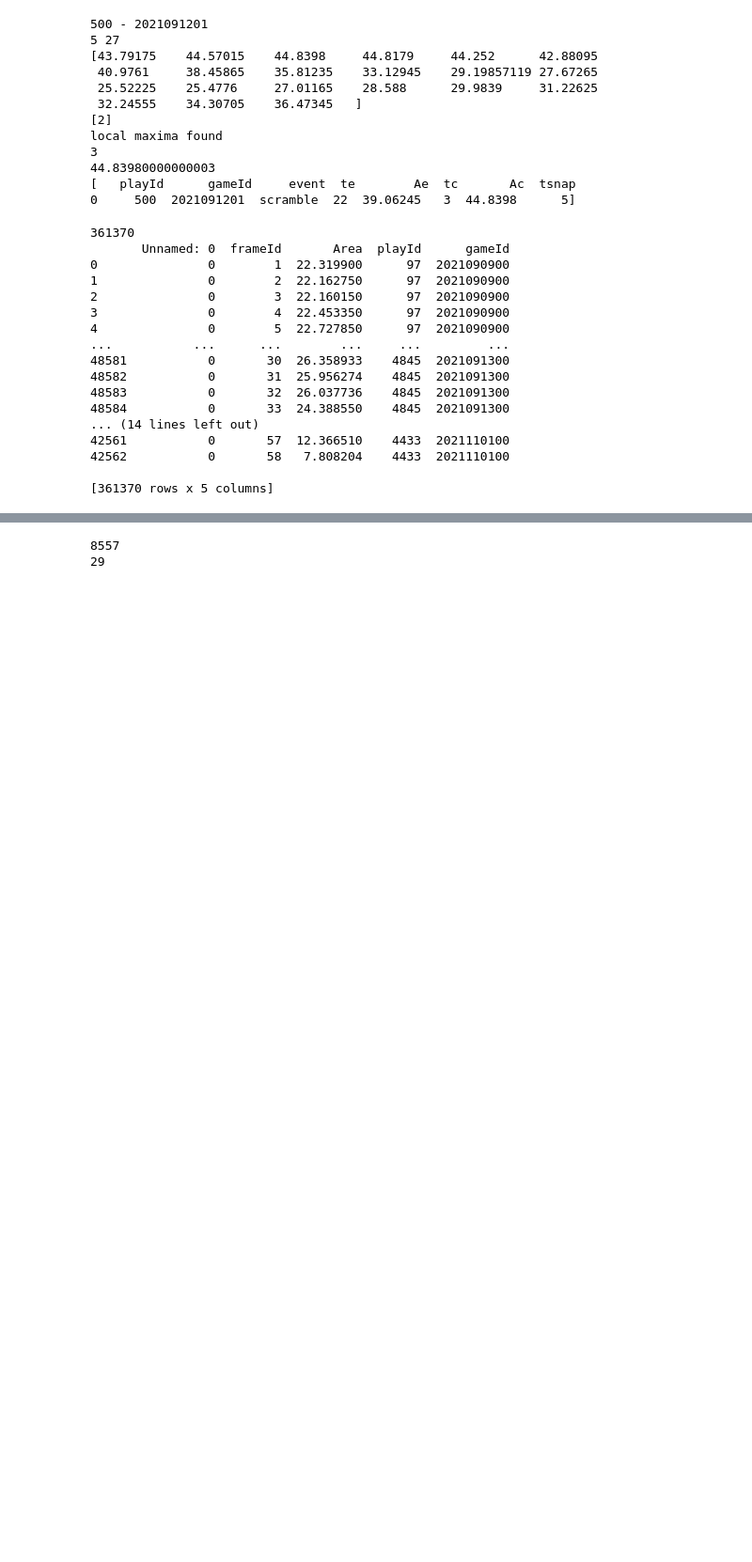
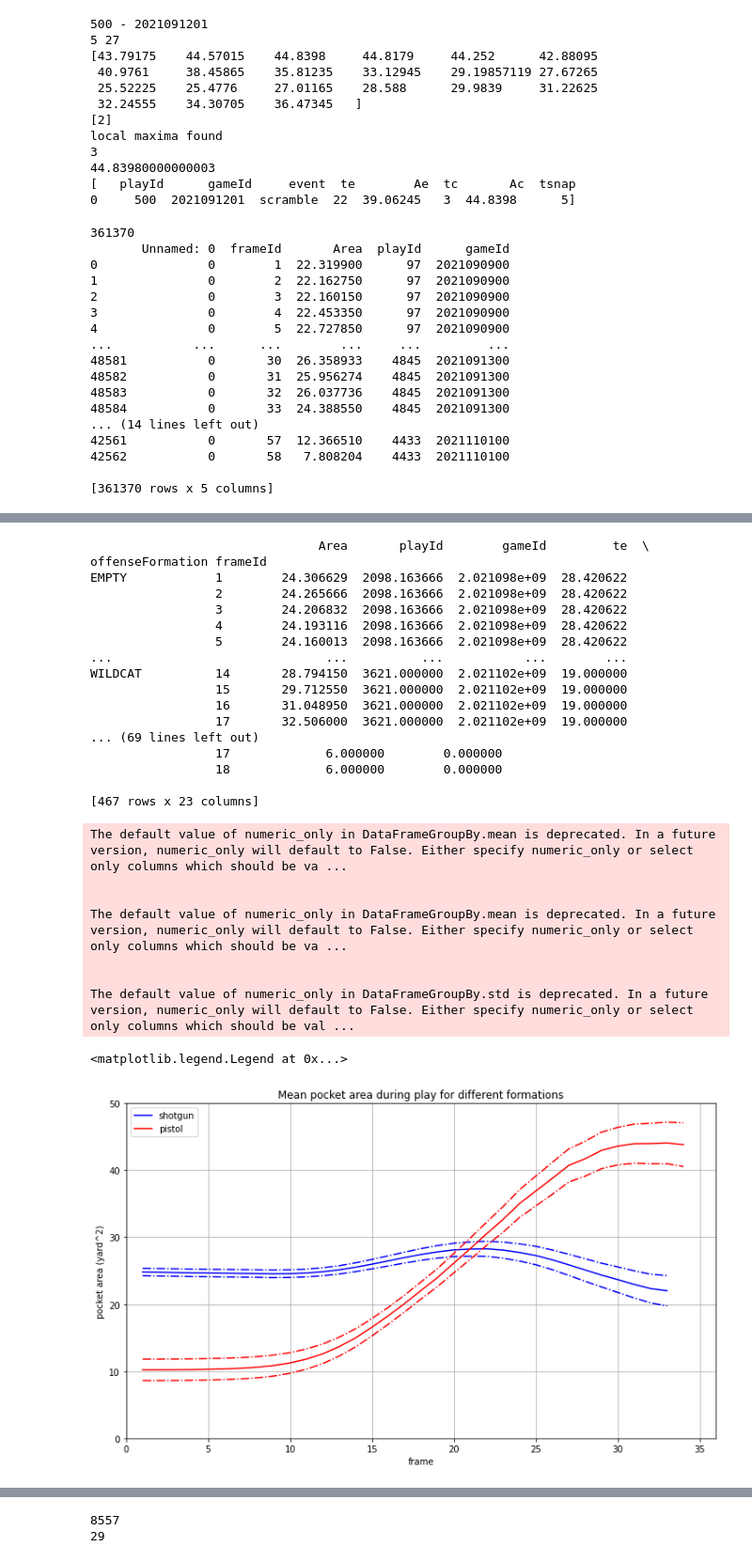
Before and after one commit to NthnMgns/NFL-Big-Data-Bowl-2023, a Jupyter notebook: notebook_AS.ipynb, the cells around one changed output, grey strips where cells are left out. Shown at 94% size. Drawn from its saved outputs; the diff is of its cells as text; code cells hidden in the pictures; blank space fills up the shorter version.

```diff
--- a/notebook_AS.ipynb
+++ b/notebook_AS.ipynb
@@ -272,3 +283,13 @@ df_area_all_weeks.to_csv('data/area/area_t.csv')
 42562           0       58   7.808204    4433  2021110100
 
 [361370 rows x 5 columns]
+# %%
+df_area_t = pd.read_csv(f'data/area/area_t.csv').drop(columns = ['Unnamed: 0', 'Unnamed: 0.1'])
+df_area_features = pd.read_csv(f"data/area_features/Area_features.csv").drop(columns=['Unnamed: 0'])
+
+df_area_plays = pd.merge(df_area_t,df_area_features,how="left",on = ["playId","gameId"])
+df_area_plays = pd.merge(df_area_plays,df_play,how="left",on = ["playId","gameId"])
+df_area_plays = df_area_plays[df_area_plays.frameId < df_area_plays.te]
+#df_area_plays = df_area_plays[df_area_plays.frameId > df_area_plays.tsnap]
+#df_area_plays = df_area_plays[df_area_plays.event != 'scramble']
+df_area_plays.columns
@@ -274,0 +307,50 @@ df_area_all_weeks.to_csv('data/area/area_t.csv')
+# %%
+means_per_type = df_area_plays.groupby(['offenseFormation']).mean()
+
+means_per_type_and_frame = df_area_plays.groupby(['offenseFormation', 'frameId']).mean()
+stds_per_type_and_frame = df_area_plays.groupby(['offenseFormation', 'frameId']).std()
+plt.figure(figsize = (12,7))
+plt.title('Mean pocket area during play for different formations')
+
+plt.plot(means_per_type_and_frame.loc['SHOTGUN','Area'].iloc[:round(means_per_type.loc['SHOTGUN','te'])], 'b', label = 'shotgun')
+plt.plot(means_per_type_and_frame.loc['SHOTGUN','Area'].iloc[:round(means_per_type.loc['SHOTGUN','te'])]+stds_per_type_and_frame.loc['SHOTGUN','Area'].iloc[:round(means_per_type.loc['SHOTGUN','te'])]/np.sqrt(len(stds_per_type_and_frame.loc['SHOTGUN','Area'].iloc[:round(means_per_type.loc['SHOTGUN','te'])])), 'b-.')
+plt.plot(means_per_type_and_frame.loc['SHOTGUN','Area'].iloc[:round(means_per_type.loc['SHOTGUN','te'])]-stds_per_type_and_frame.loc['SHOTGUN','Area'].iloc[:round(means_per_type.loc['SHOTGUN','te'])]/np.sqrt(len(stds_per_type_and_frame.loc['SHOTGUN','Area'].iloc[:round(means_per_type.loc['SHOTGUN','te'])])), 'b-.')
+
+plt.plot(means_per_type_and_frame.loc['SINGLEBACK','Area'].iloc[:round(means_per_type.loc['SINGLEBACK','te'])], 'r', label = 'pistol')
+plt.plot(means_per_type_and_frame.loc['SINGLEBACK','Area'].iloc[:round(means_per_type.loc['SINGLEBACK','te'])]+stds_per_type_and_frame.loc['SINGLEBACK','Area'].iloc[:round(means_per_type.loc['SINGLEBACK','te'])]/np.sqrt(len(stds_per_type_and_frame.loc['SINGLEBACK','Area'].iloc[:round(means_per_type.loc['SINGLEBACK','te'])])), 'r-.')
+plt.plot(means_per_type_and_frame.loc['SINGLEBACK','Area'].iloc[:round(means_per_type.loc['SINGLEBACK','te'])]-stds_per_type_and_frame.loc['SINGLEBACK','Area'].iloc[:round(means_per_type.loc['SINGLEBACK','te'])]/np.sqrt(len(stds_per_type_and_frame.loc['SINGLEBACK','Area'].iloc[:round(means_per_type.loc['SINGLEBACK','te'])])), 'r-.')
+
+plt.ylim([0,50])
+plt.xlim([0,36])
+
+plt.xlabel('frame')
+plt.ylabel('pocket area (yard^2)')
+plt.grid()
+plt.legend()
+# %% [output]
+                               Area       playId        gameId         te  \
+offenseFormation frameId
+EMPTY            1        24.306629  2098.163666  2.021098e+09  28.420622
+                 2        24.265666  2098.163666  2.021098e+09  28.420622
+                 3        24.206832  2098.163666  2.021098e+09  28.420622
+                 4        24.193116  2098.163666  2.021098e+09  28.420622
+                 5        24.160013  2098.163666  2.021098e+09  28.420622
+...                             ...          ...           ...        ...
+WILDCAT          14       28.794150  3621.000000  2.021102e+09  19.000000
+                 15       29.712550  3621.000000  2.021102e+09  19.000000
+                 16       31.048950  3621.000000  2.021102e+09  19.000000
+                 17       32.506000  3621.000000  2.021102e+09  19.000000
+... (69 lines left out)
+                 17             6.000000        0.000000
+                 18             6.000000        0.000000
+
+[467 rows x 23 columns]
+The default value of numeric_only in DataFrameGroupBy.mean is deprecated. In a future version, numeric_only will default to False. Either specify numeric_only or select only columns which should be va ...
+
+
+The default value of numeric_only in DataFrameGroupBy.mean is deprecated. In a future version, numeric_only will default to False. Either specify numeric_only or select only columns which should be va ...
+
+
+The default value of numeric_only in DataFrameGroupBy.std is deprecated. In a future version, numeric_only will default to False. Either specify numeric_only or select only columns which should be val ...
+<matplotlib.legend.Legend at 0x...>
+[figure, added]
```
Also changed, not shown: parts of 9 cells of this notebook, 3 other files.
